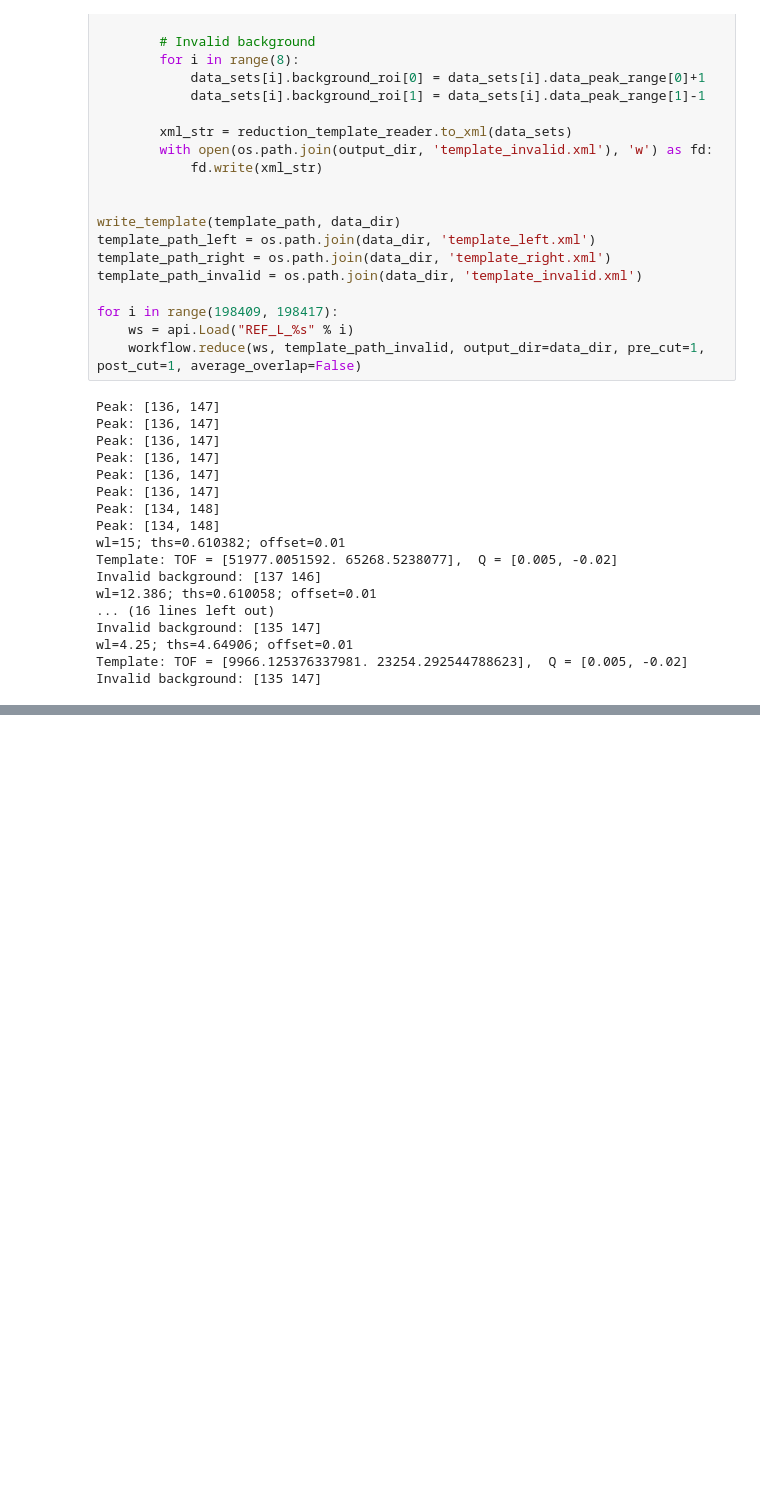
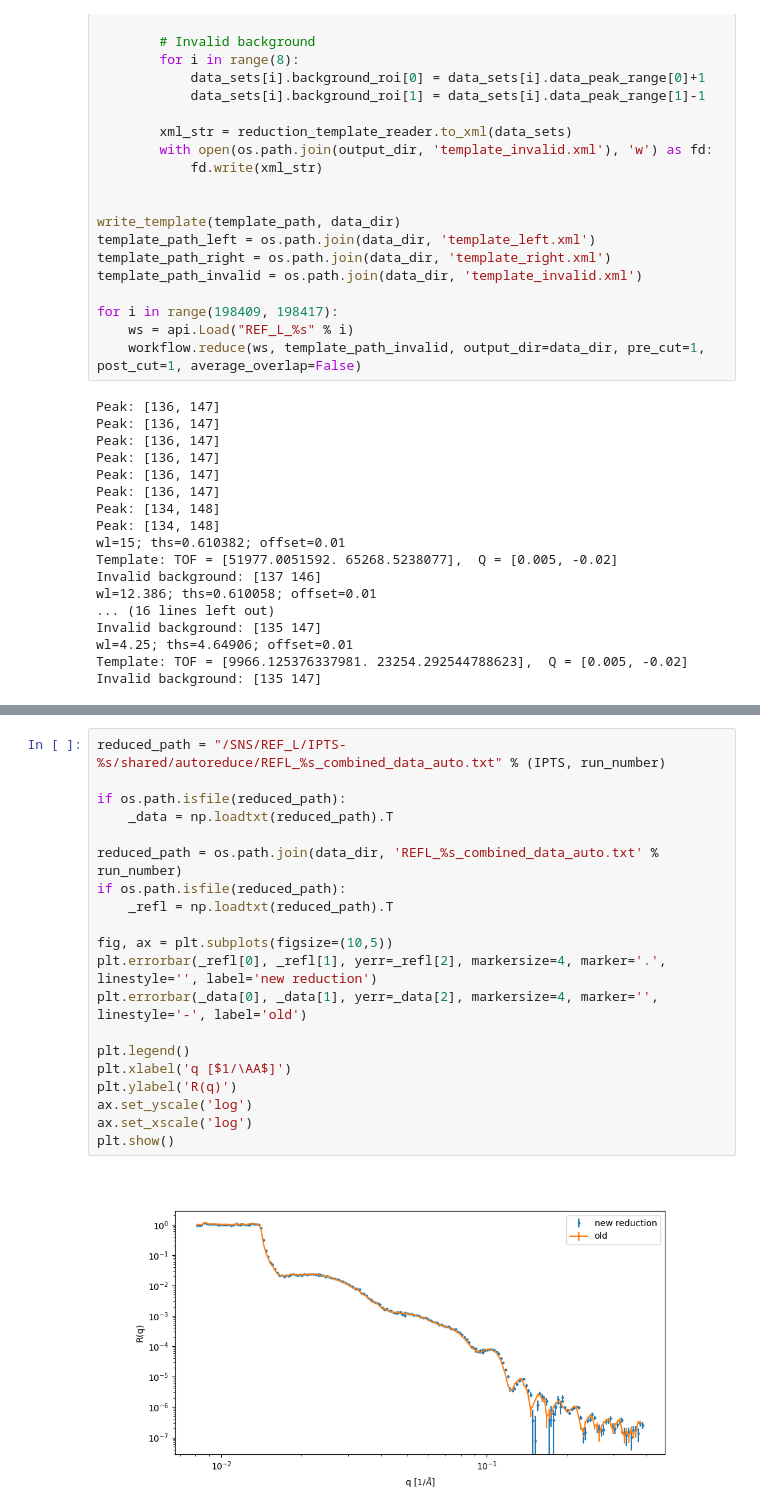
Before and after one commit to neutrons/LiquidsReflectometer, a Jupyter notebook: reduction/notebooks/workflow.ipynb, the cells around one changed output, grey strips where cells are left out. Cells and saved outputs as stored; diff of their text form; blank space fills up the shorter version.

```diff
--- a/reduction/notebooks/workflow.ipynb
+++ b/reduction/notebooks/workflow.ipynb
@@ -184,0 +239,22 @@ Invalid background: [135 147]
+# %%
+reduced_path = "/SNS/REF_L/IPTS-%s/shared/autoreduce/REFL_%s_combined_data_auto.txt" % (IPTS, run_number)
+
+if os.path.isfile(reduced_path):
+    _data = np.loadtxt(reduced_path).T
+
+reduced_path = os.path.join(data_dir, 'REFL_%s_combined_data_auto.txt' % run_number)
+if os.path.isfile(reduced_path):
+    _refl = np.loadtxt(reduced_path).T
+
+fig, ax = plt.subplots(figsize=(10,5))
+plt.errorbar(_refl[0], _refl[1], yerr=_refl[2], markersize=4, marker='.', linestyle='', label='new reduction')
+plt.errorbar(_data[0], _data[1], yerr=_data[2], markersize=4, marker='', linestyle='-', label='old')
+
+plt.legend()
+plt.xlabel('q [$1/\AA$]')
+plt.ylabel('R(q)')
+ax.set_yscale('log')
+ax.set_xscale('log')
+plt.show()
+# %% [output]
+[figure, added]
```
Also changed, not shown: parts of 4 cells of this notebook, 9 other files.
